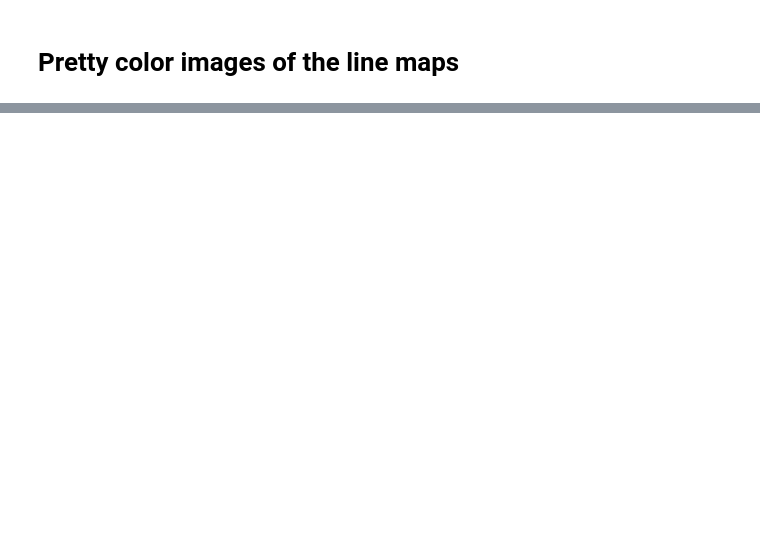
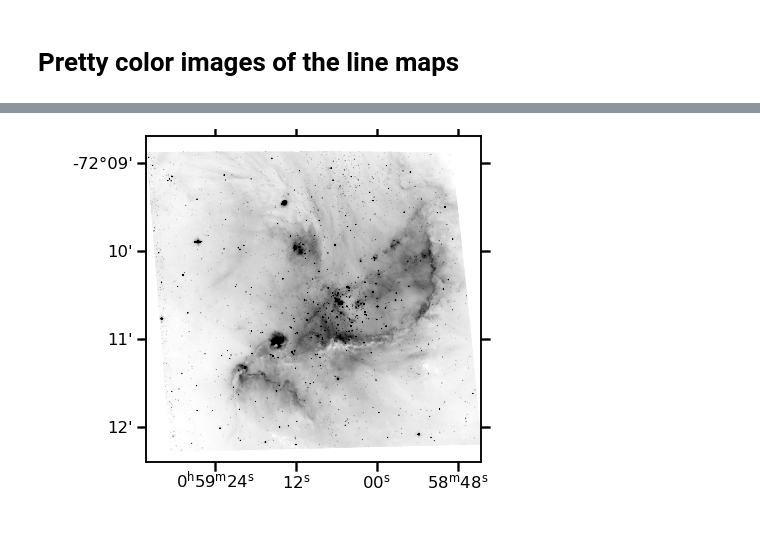
Before and after one commit to will-henney/muse-hii-regions, a Jupyter notebook: notebooks/01-03-pretty-images.ipynb, the cells around one changed output, grey strips where cells are left out. Cells and saved outputs as stored; diff of their text form; code cells hidden in the pictures; blank space fills up the shorter version.

```diff
--- a/notebooks/01-03-pretty-images.ipynb
+++ b/notebooks/01-03-pretty-images.ipynb
@@ -73,0 +102,13 @@ ModuleNotFoundError: No module named 'wcsfile'
+# %%
+hduacs = fits.open("../big-data/ngc346-hst-acs-f658n-wcsgaia.fits")["SCI"]
+wacs = WCS(hduacs.header)
+# %%
+fig, ax = plt.subplots(figsize=(8, 6), subplot_kw=dict(projection=wacs))
+ax.imshow(hduacs.data, cmap="gray_r", vmin=0.05, vmax=0.9)
+ax.set(
+    xlabel=" ",
+    ylabel=" ",
+)
+fig.savefig("../figs/ngc-346-bow-multi-acs-wide.pdf");
+# %% [output]
+[figure, added]
```
Also changed, not shown: parts of 8 cells of this notebook, 6 other files.
